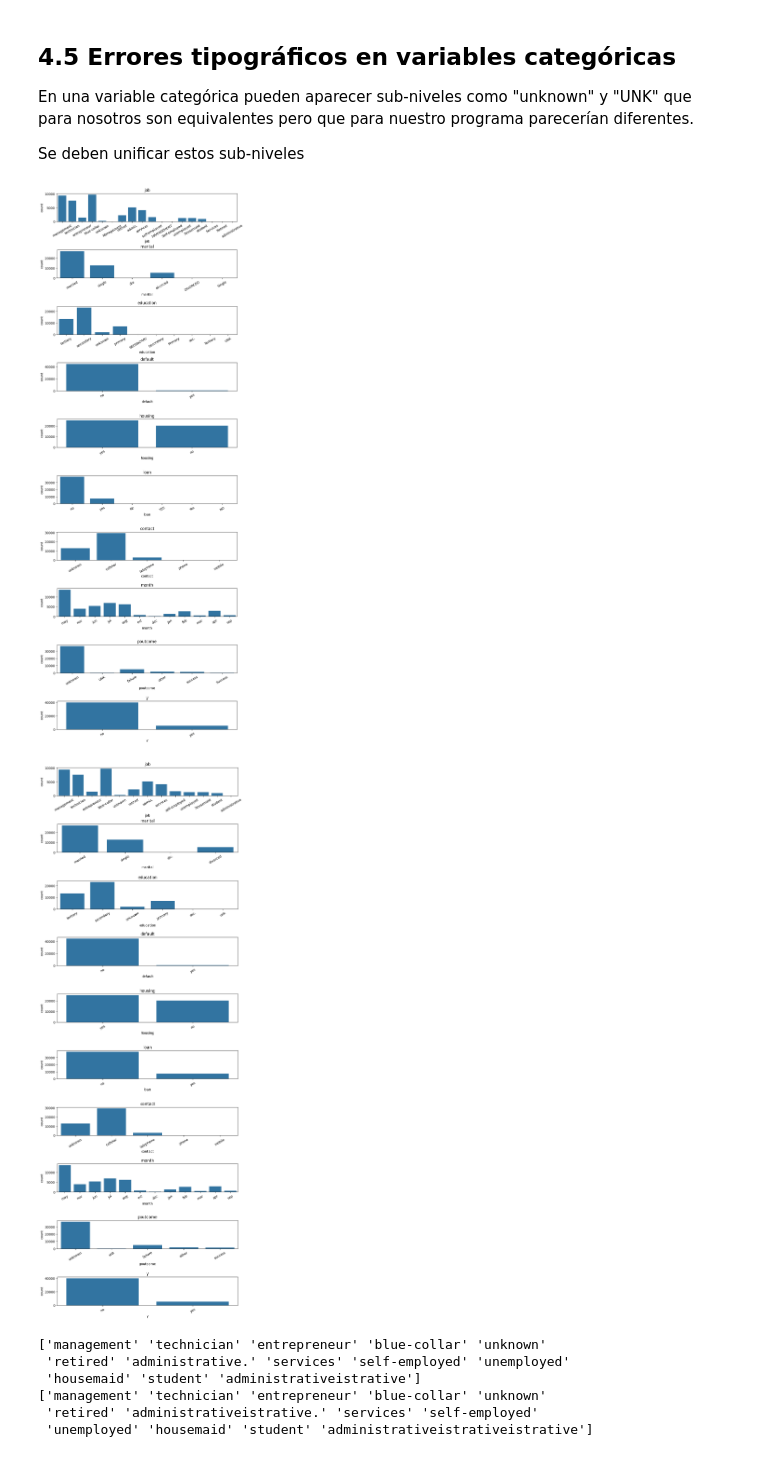
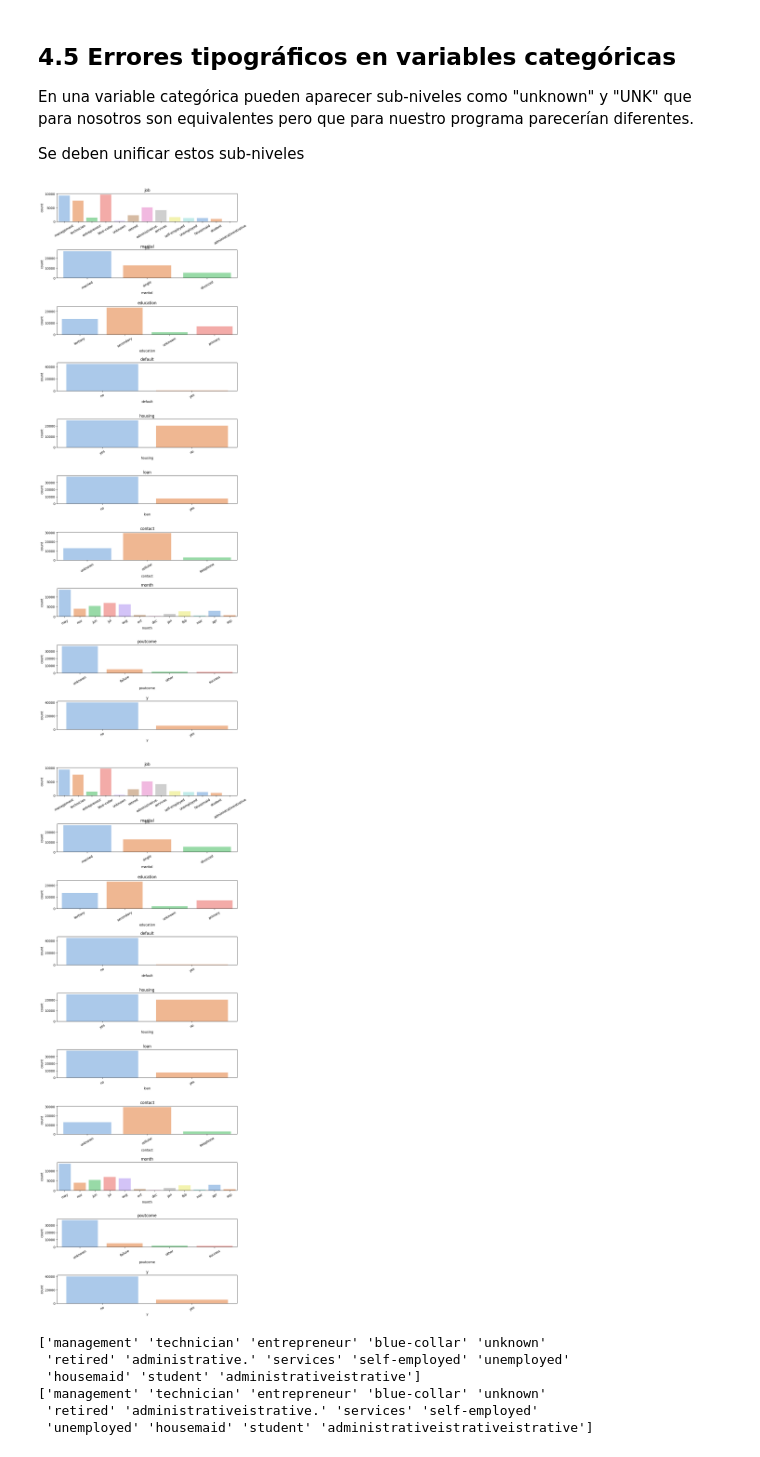
Before and after one commit to miemguri/Talentotech2024, a Jupyter notebook: 3_Practicabancos.ipynb, the cells around one changed output. Saved outputs shown, nothing was run; the diff lists cells and outputs as text; code cells hidden in the pictures.

```diff
--- a/3_Practicabancos.ipynb
+++ b/3_Practicabancos.ipynb
@@ -401,32 +399,32 @@ En una variable categórica pueden aparecer sub-niveles como "unknown" y "UNK" q
 Se deben unificar estos sub-niveles
 # %%
 # Graficar los subniveles de cada variante categórica
-cols_cat = ['job','marital','education','default','housing',
-          'loan','contact','month','poutcome','y']
+cols_cat = [ 'job', 'marital', 'education', 'default', 'housing', 'loan', 'contact', 'month', 'poutcome', 'y']
 
 fig, ax = plt.subplots(nrows=10, ncols=1, figsize=(10,30))
 fig.subplots_adjust(hspace=1)
 
-for i, col in enumerate(cols_cat):
-  sns.countplot(x=col, data=data, ax=ax[i])
+for i, col in enumerate (cols_cat):
+  sns.countplot(x=col, hue= col, data=data, ax=ax[i], palette= 'pastel', legend=False)
   ax[i].set_title(col)
-  ax[i].set_xticklabels(ax[i].get_xticklabels(),rotation= 30)
+  ax[i].tick_params(axis = 'x', labelrotation=30)
 # %% [output]
-[figure, old version]
+[figure, new version]
 # %%
 for column in data.columns:
   # Representar en  minusculas  solo si la columna es categorica
   if column in cols_cat:
         data[column] = data[column].str.lower()
 
 # Y generamos las gráficas nuevamente
-fig, ax = plt.subplots(nrows = 10, figsize =(10,30))
+fig, ax = plt.subplots(nrows = 10, ncols=1, figsize =(10,30))
 fig.subplots_adjust(hspace=1)
 
+
 for i, col in enumerate (cols_cat):
-    sns.countplot(x=col, data=data, ax=ax[i])
+    sns.countplot(x=col, hue= col, data=data, ax=ax[i], palette= 'pastel', legend=False)
     ax[i].set_title(col)
-    ax[i].set_xticklabels(ax[i].get_xticklabels(), rotation=30)
+    ax[i].tick_params(axis = 'x', labelrotation=30)
 # %% [output]
-[figure, old version]
+[figure, new version]
 # %%
```
Also changed, not shown: parts of 38 cells of this notebook.
